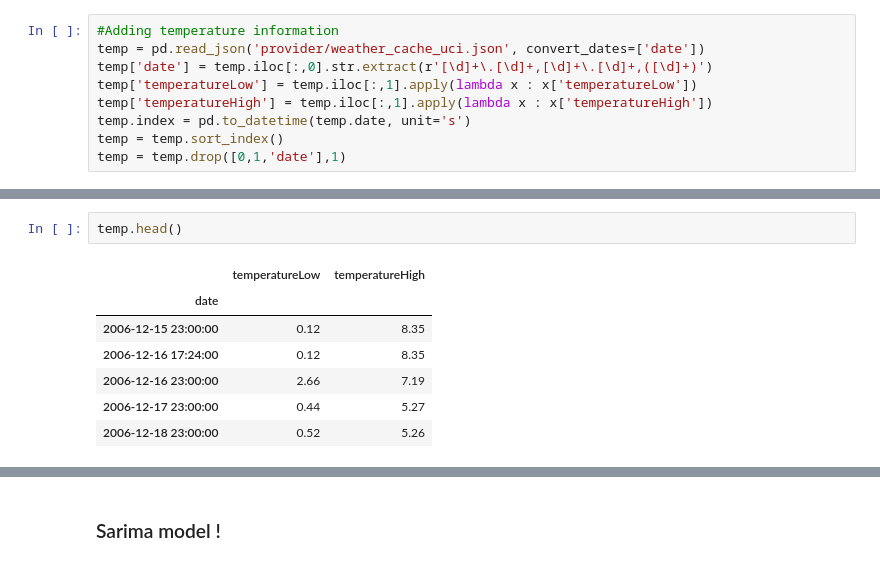
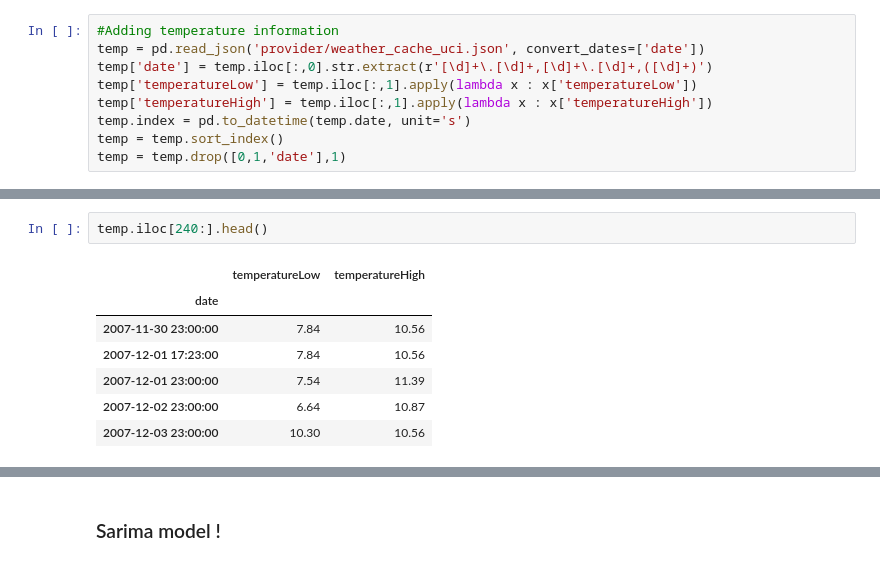
Before and after one commit to craft-ai/craft-ai-kit-energy, a Jupyter notebook: benchmark/uci_benchmark_prep.ipynb, the cells around one changed output, grey strips where cells are left out. Drawn from its saved outputs; the diff is of its cells as text.

```diff
--- a/benchmark/uci_benchmark_prep.ipynb
+++ b/benchmark/uci_benchmark_prep.ipynb
@@ -109,10 +127,10 @@ temp = temp.drop([0,1,'date'],1)
 # %%
-temp.head()
+temp.iloc[240:].head()
 # %% [output]
 |  | temperatureLow | temperatureHigh |
 | date |  |  |
-| 2006-12-15 23:00:00 | 0.12 | 8.35 |
-| 2006-12-16 17:24:00 | 0.12 | 8.35 |
-| 2006-12-16 23:00:00 | 2.66 | 7.19 |
-| 2006-12-17 23:00:00 | 0.44 | 5.27 |
-| 2006-12-18 23:00:00 | 0.52 | 5.26 |
+| 2007-11-30 23:00:00 | 7.84 | 10.56 |
+| 2007-12-01 17:23:00 | 7.84 | 10.56 |
+| 2007-12-01 23:00:00 | 7.54 | 11.39 |
+| 2007-12-02 23:00:00 | 6.64 | 10.87 |
+| 2007-12-03 23:00:00 | 10.30 | 10.56 |
```
Also changed, not shown: parts of 89 cells of this notebook, 1 other file.
